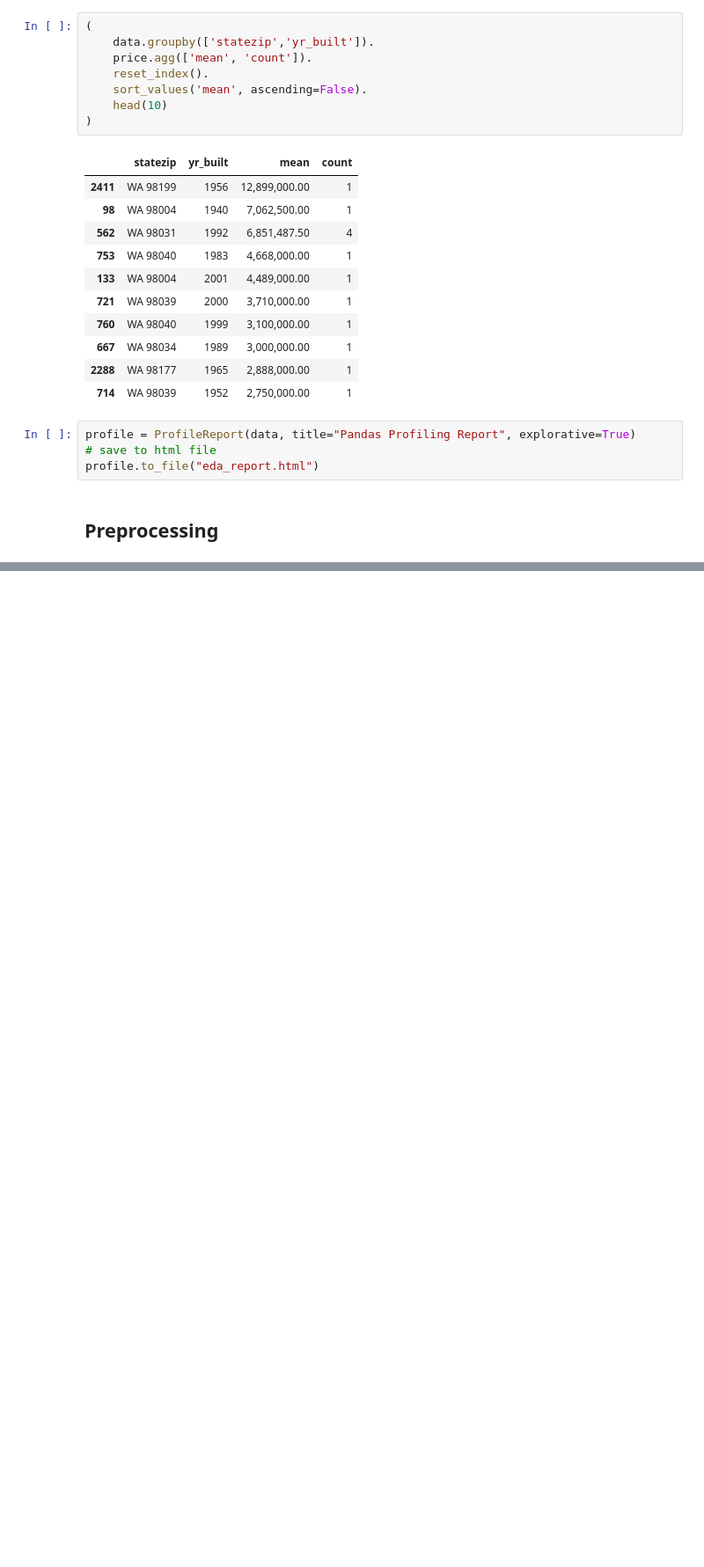
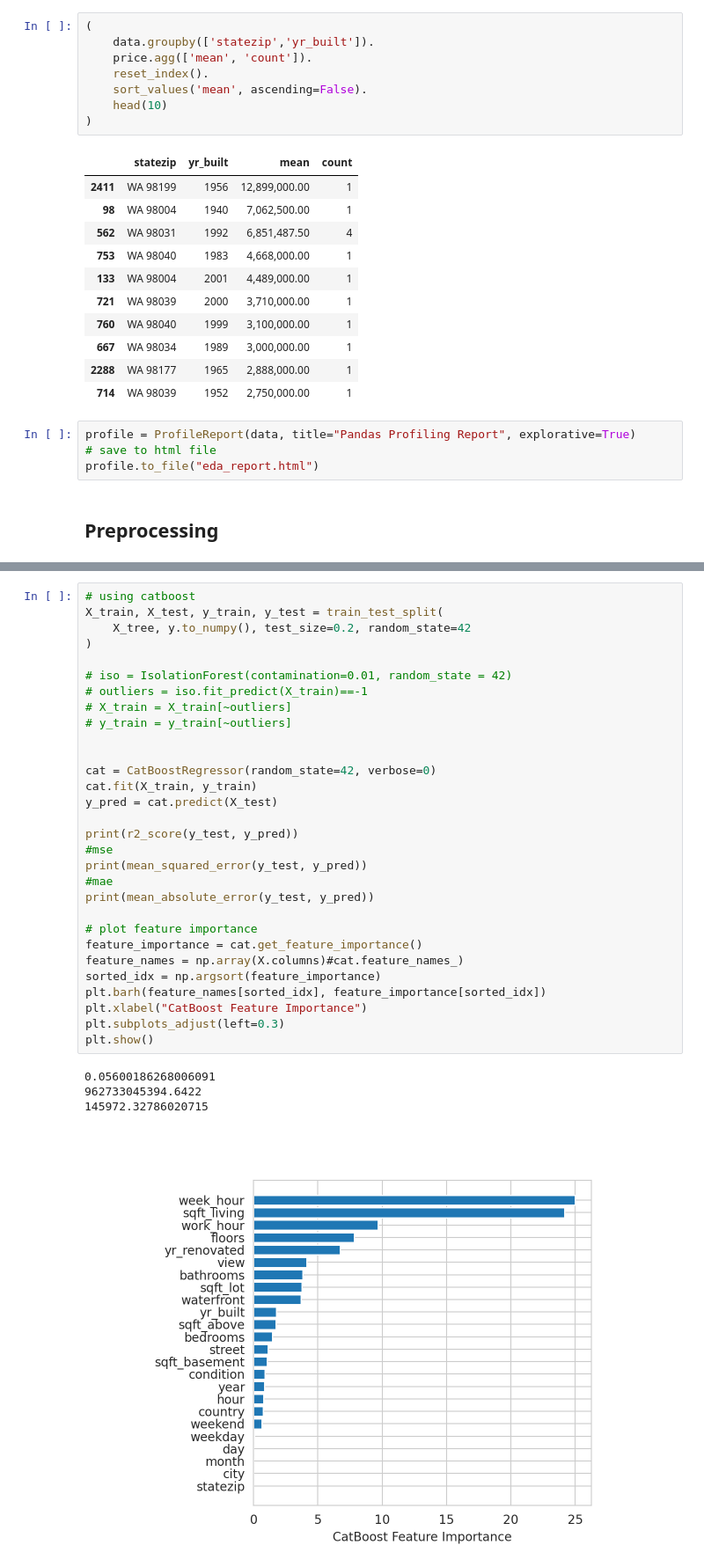
Before and after one commit to JHSchlegel/small-projects, a Jupyter notebook: 00_data_wrangling/house_prices/house_price_prediction.ipynb, the cells around one changed output, grey strips where cells are left out. Shown at 88% size. Saved outputs shown, nothing was run; the diff lists cells and outputs as text; blank space fills up the shorter version.

Commit message:
tried out catboost, xgboost and lasso

```diff
--- a/00_data_wrangling/house_prices/house_price_prediction.ipynb
+++ b/00_data_wrangling/house_prices/house_price_prediction.ipynb
@@ -235,0 +419,35 @@ profile.to_file("eda_report.html")
+# %%
+# using catboost
+X_train, X_test, y_train, y_test = train_test_split(
+    X_tree, y.to_numpy(), test_size=0.2, random_state=42
+)
+
+# iso = IsolationForest(contamination=0.01, random_state = 42)
+# outliers = iso.fit_predict(X_train)==-1
+# X_train = X_train[~outliers]
+# y_train = y_train[~outliers]
+
+
+cat = CatBoostRegressor(random_state=42, verbose=0)
+cat.fit(X_train, y_train)
+y_pred = cat.predict(X_test)
+
+print(r2_score(y_test, y_pred))
+#mse
+print(mean_squared_error(y_test, y_pred))
+#mae
+print(mean_absolute_error(y_test, y_pred))
+
+# plot feature importance
+feature_importance = cat.get_feature_importance()
+feature_names = np.array(X.columns)#cat.feature_names_)
+sorted_idx = np.argsort(feature_importance)
+plt.barh(feature_names[sorted_idx], feature_importance[sorted_idx])
+plt.xlabel("CatBoost Feature Importance")
+plt.subplots_adjust(left=0.3)
+plt.show()
+# %% [output]
+0.05600186268006091
+962733045394.6422
+145972.32786020715
+[figure, added]
```
Also changed, not shown: parts of 7 cells of this notebook.
